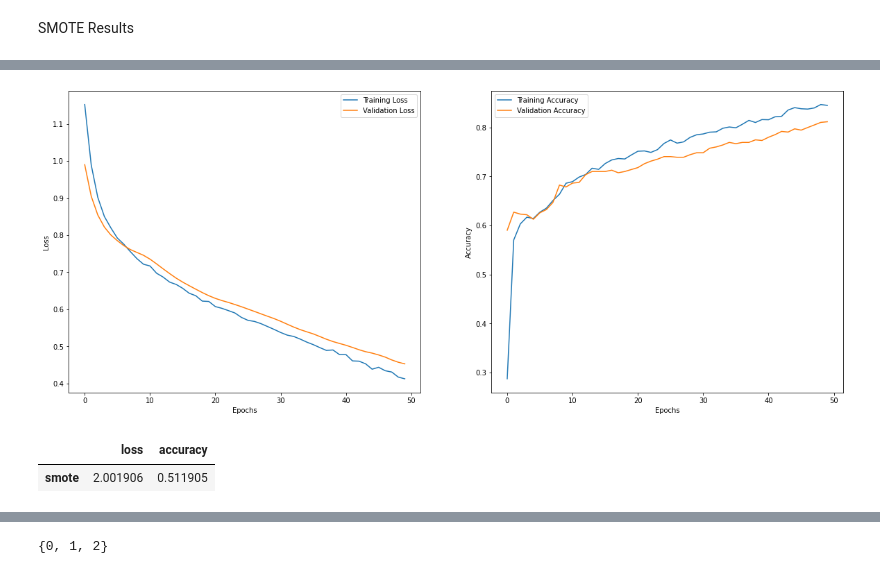
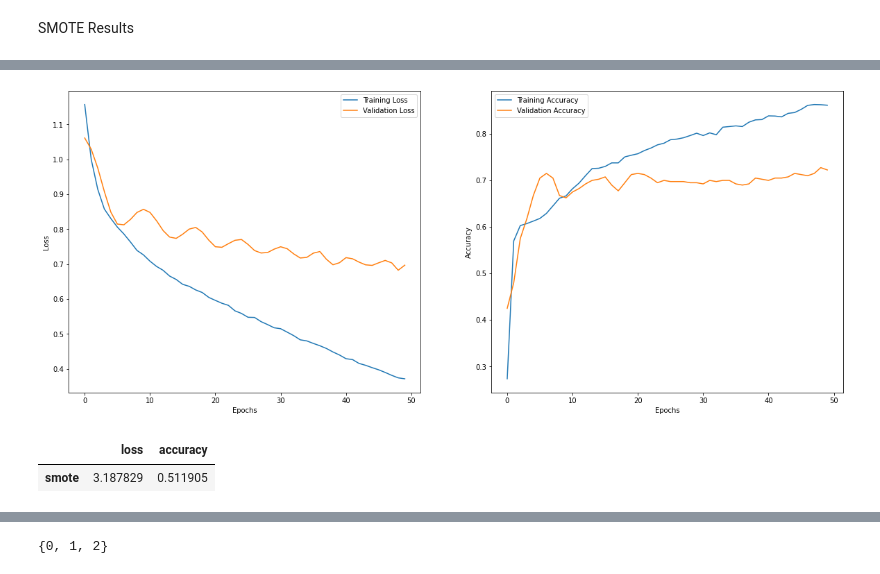
Before and after one commit to yeonatalie/bt4222-ml-sp500, a Jupyter notebook: nn.ipynb, the cells around one changed output, grey strips where cells are left out. Drawn from its saved outputs; the diff is of its cells as text; code cells hidden in the pictures.

```diff
--- a/nn.ipynb
+++ b/nn.ipynb
@@ -175,12 +175,12 @@ def create_model(my_learning_rate):
 
 
 def train_model(model, train_features, train_label, epochs,
-                batch_size=None, validation_split=0.1):
+                validation_data, batch_size=None):
   """Train the model by feeding it data."""
 
   history = model.fit(x=train_features, y=train_label, batch_size=batch_size,
                       epochs=epochs, shuffle=True,
-                      validation_split=validation_split, verbose=0)
+                      validation_data=validation_data, verbose=0)
 
   return history
 # %% [markdown]
@@ -202,10 +202,20 @@ results = pd.DataFrame(columns=['loss', 'accuracy'])
 # %% [markdown]
 SMOTE Results
 # %%
-X_train, X_test, y_train, y_test = shuffle_numpy_encode(sm[0], X_test_df, sm[1], y_test_df)
+X_train, X_test, y_train, y_test = shuffle_numpy_encode(X_train_df, X_test_df, y_train_df, y_test_df)
+# %%
+X_valid = X_train[0:400]
+X_train = X_train[400:]
+
+y_valid = y_train[0:400]
+y_train = y_train[400:]
+# %%
+sm = smote(X_train, y_train)
+X_train = sm[0]
+y_train = sm[1]
 # %%
 # Train the model on the normalized training set.
-hist = train_model(my_model, X_train, y_train, epochs, batch_size, validation_split)
+hist = train_model(my_model, X_train, y_train, epochs, (X_valid, y_valid), batch_size)
 # Plot a graph of the metric vs. epochs.
 plot_curve(hist)
 # # Evaluate on Test & Save results
@@ -215,9 +225,9 @@ results.loc['smote'] = list(my_model.evaluate(X_test, y_test))
-[figure, old version]
+[figure, new version]
 # %%
 results
 # %% [output]
 |  | loss | accuracy |
-| smote | 2.001906 | 0.511905 |
+| smote | 3.187829 | 0.511905 |
 # %%
 predict_x=my_model.predict(X_test)
 predictions=np.argmax(predict_x,axis=1)
```
Also changed, not shown: parts of 17 cells of this notebook, 3 other files.
